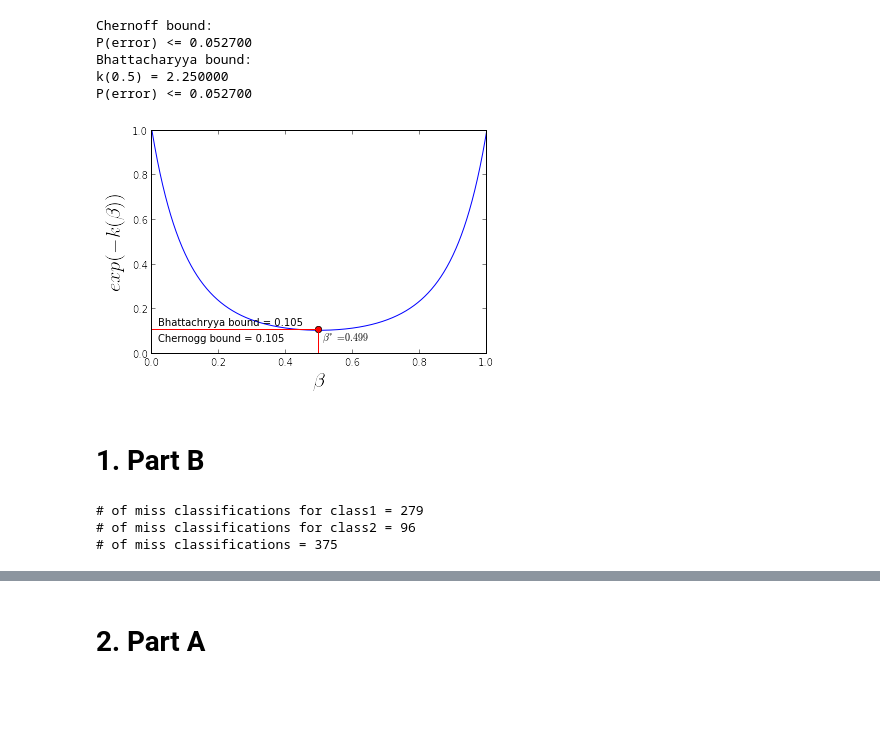
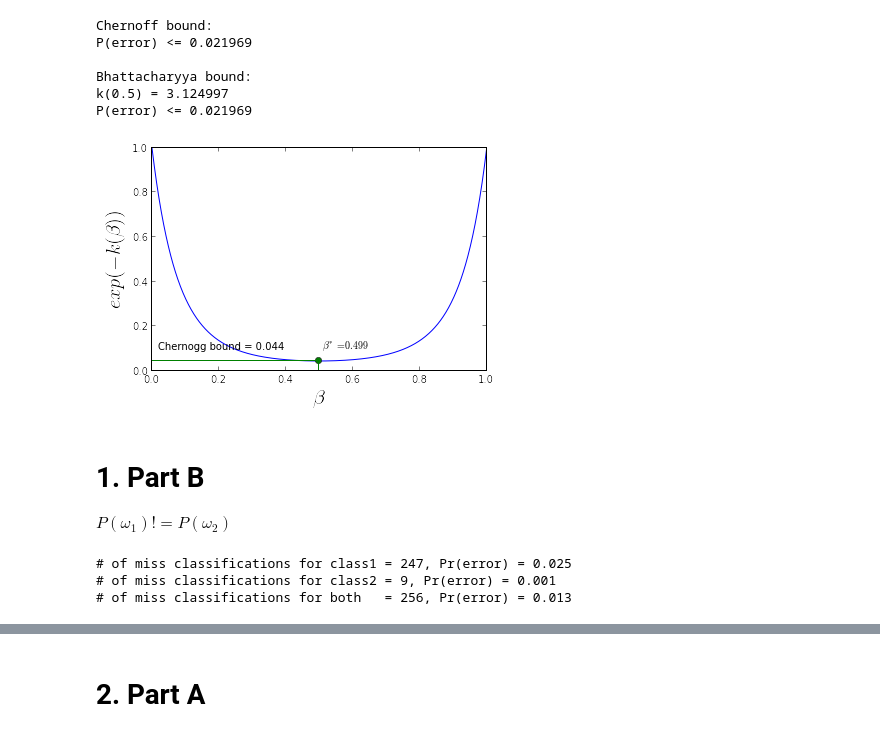
Before and after one commit to YutaMiyake/PatternRecognition, a Jupyter notebook: PA01/plot.ipynb, the cells around one changed output, grey strips where cells are left out. Drawn from its saved outputs; the diff is of its cells as text; code cells hidden in the pictures; blank space fills up the shorter version.

```diff
--- a/PA01/plot.ipynb
+++ b/PA01/plot.ipynb
@@ -200,77 +221,73 @@ visualize(classifier1, case1_sample_set, labels, axarr[1])
 # %%
+# distribution
 mean1 = np.array([1.,1.])
-mean2 = np.array([4.,4.])
+mean2 = np.array([6.,6.])
 apriori1 = 0.5
 apriori2 = 0.5
-var = 1.
+var = 2.
 cov = np.array([[var,0],[0,var]])
 
+# configuration
 betas = np.linspace(0,1,1000)
 ekbs = []
 minekb = None
 minbeta = None
 ekb_value = None
 
 # calc ekbs
 for beta in betas:
     ekb_value = ekb(beta, mean1, mean2, cov, cov)
     if minekb == None or minekb > ekb_value:
         minekb = ekb_value
         minbeta = beta
     ekbs.append(ekb_value)
 
 # plot ekbs bs beta
 plot(betas, ekbs)
 xlabel(r'$\beta$',fontsize=20)
 ylabel(r'$exp(-k(\beta))$',fontsize=20)
 
 beta = minbeta
 ekb_value = minekb
 plot(beta,ekb_value,'go')
 plot(np.linspace(0,beta,2),[ekb_value]*2, 'g')
 plot([beta]*2,np.linspace(0,ekb_value,2), 'g')
-text(0.02, ekb_value-0.05, "Chernogg bound = %.3f" %(ekb_value),horizontalalignment='left', fontsize=10)
-text(beta+0.01, ekb_value-0.05, r"$\beta^*=%.3f$" %(beta),horizontalalignment='left', fontsize=10)
+text(0.02, ekb_value+0.05, "Chernogg bound = %.3f" %(ekb_value),horizontalalignment='left', fontsize=10)
+text(beta+0.01, ekb_value+0.05, r"$\beta^*=%.3f$" %(beta),horizontalalignment='left', fontsize=10)
 
 # print upperbounds for probability of error
 print "Chernoff bound:"
 print r"P(error) <= %f" %(chernoff(minbeta, apriori1, apriori2, ekb_value))
-
-# plot bounds
-beta = 0.5
-ekb_value = ekb(beta, mean1, mean2, cov, cov)
-plot(beta,ekb_value,'ro')
-plot(np.linspace(0,beta,2),[ekb_value]*2, 'r')
-plot([beta]*2,np.linspace(0,ekb_value,2), 'r')
-text(0.02, ekb_value+0.02, "Bhattachryya bound = %.3f" %(ekb_value),horizontalalignment='left', fontsize=10)
-
+print
 print "Bhattacharyya bound: \nk(0.5) = %f" %(-np.log(ekb_value))
 print r"P(error) <= %f" %(bhattacharyya(apriori1, apriori2, ekb_value))
 # %% [output]
 Chernoff bound:
-P(error) <= 0.052700
+P(error) <= 0.021969
+
 Bhattacharyya bound:
-k(0.5) = 2.250000
-P(error) <= 0.052700
+k(0.5) = 3.124997
+P(error) <= 0.021969
-[figure, old version]
+[figure, new version]
 # %% [markdown]
 # 1. Part B
+$P(\omega_1) != P(\omega_2)$
 # %%
 # make classifier
 mean1 = np.array([1.,1.])
-mean2 = np.array([4.,4.])
-apriori1 = 0.3
-apriori2 = 0.7
-var = 1.
+mean2 = np.array([6.,6.])
+apriori1 = 0.2
+apriori2 = 0.8
+var = 2.
 cov = np.array([[var,0],[0,var]])
 classifier2 = CaseIClassifier(mean1, mean2, var, apriori1, apriori2)
 
 # calc miss classification
 calcError(classifier2, case1_sample_set, labels)
 # %% [output]
-# of miss classifications for class1 = 279
-# of miss classifications for class2 = 96
-# of miss classifications = 375
+# of miss classifications for class1 = 247, Pr(error) = 0.025
+# of miss classifications for class2 = 9, Pr(error) = 0.001
+# of miss classifications for both   = 256, Pr(error) = 0.013
 # %%
 f, axarr = subplots(1, 2,figsize=(20,10))
 axarr[0].set_title("Part A", fontsize=15)
```
Also changed, not shown: parts of 20 cells of this notebook.
